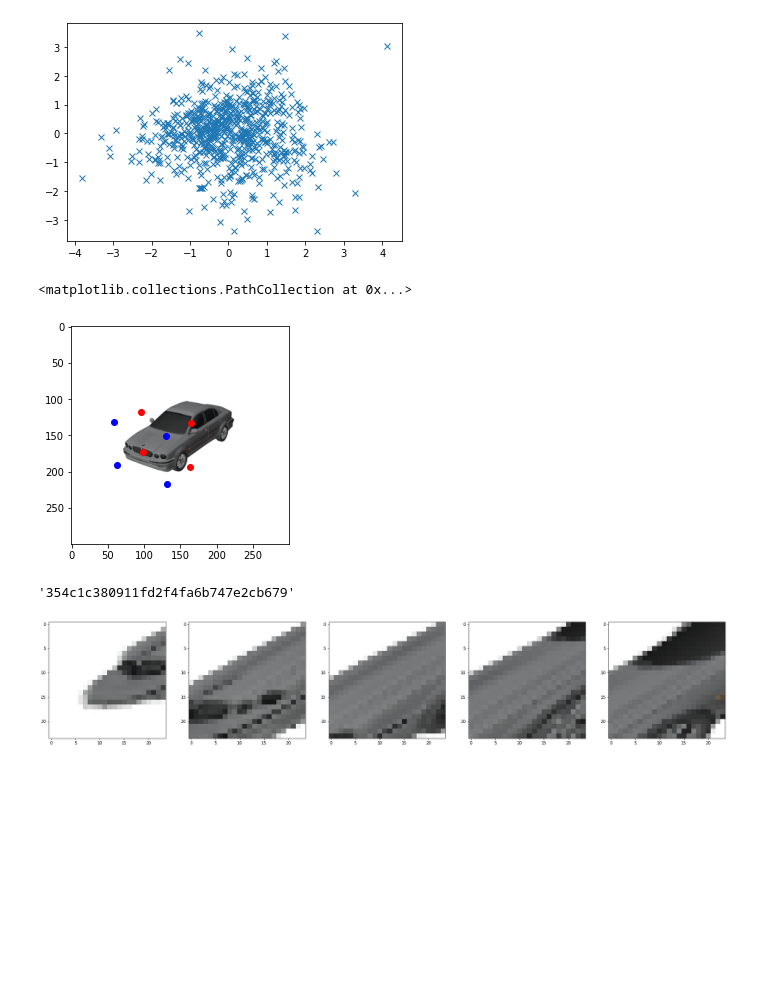
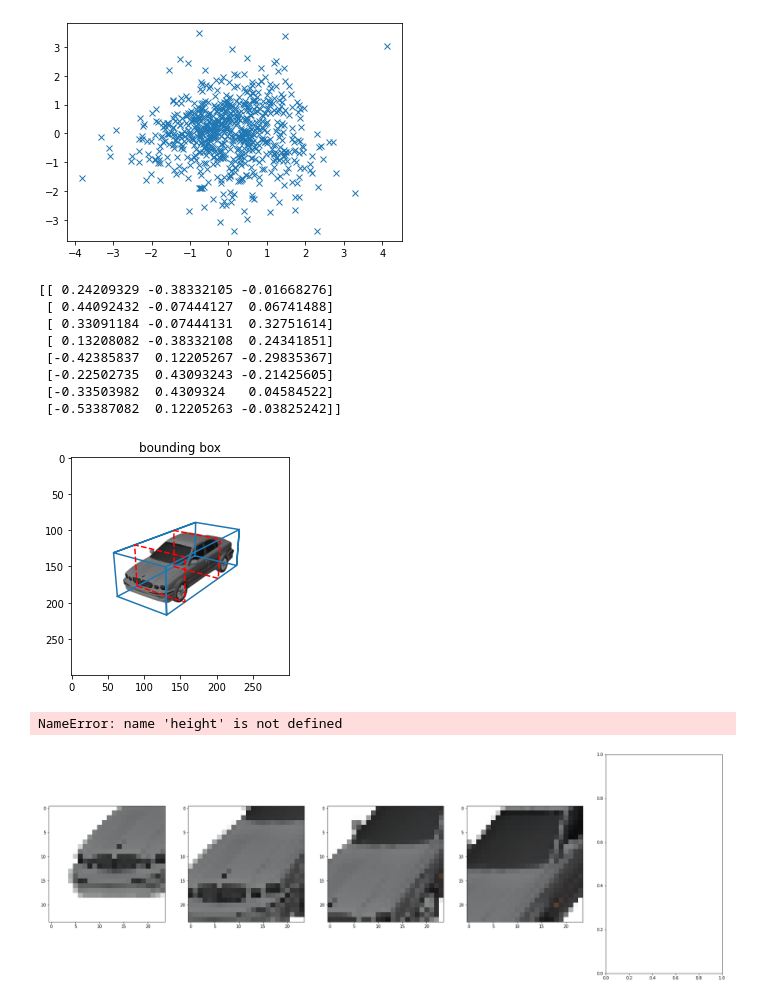
Before and after one commit to lcordey/codePDM, a Jupyter notebook: least_old_img2sdf_code/test.ipynb, the cells around one changed output. Drawn from its saved outputs; the diff is of its cells as text; code cells hidden in the pictures; blank space fills up the shorter version.

```diff
--- a/least_old_img2sdf_code/test.ipynb
+++ b/least_old_img2sdf_code/test.ipynb
@@ -485,43 +485,95 @@ loc_2d[:,1] = loc_2d[:,1] * 300
 loc_mid_2d[:,:,1] = 1- loc_mid_2d[:,:,1]
 loc_mid_2d[:,:,0] = loc_mid_2d[:,:,0] * 300
 loc_mid_2d[:,:,1] = loc_mid_2d[:,:,1] * 300
+
+
+print(loc_3d)
+# %% [output]
+[[ 0.24209329 -0.38332105 -0.01668276]
+ [ 0.44092432 -0.07444127  0.06741488]
+ [ 0.33091184 -0.07444131  0.32751614]
+ [ 0.13208082 -0.38332108  0.24341851]
+ [-0.42385837  0.12205267 -0.29835367]
+ [-0.22502735  0.43093243 -0.21425605]
+ [-0.33503982  0.4309324   0.04584522]
+ [-0.53387082  0.12205263 -0.03825242]]
 # %%
 plt.figure()
 plt.imshow(im)
 # plt.scatter(x = loc_2d[3,0], y = loc_2d[3,1], c = 'r')
 # plt.scatter(x = loc_2d[2,0], y = loc_2d[2,1], c = 'g')
 # plt.scatter(x = loc_2d[6,0], y = loc_2d[6,1], c = 'b')
 # plt.scatter(x = loc_2d[7,0], y = loc_2d[7,1], c = 'k')
 
 interp = 0
 # plt.scatter(x = loc_2d[4:,0], y = loc_2d[4:,1], c = 'g')
 # plt.scatter(x = loc_2d[:,0], y = loc_2d[:,1], c = 'b')
-plt.scatter(x = loc_mid_2d[0,:,0], y = loc_mid_2d[0,:,1], c = 'b')
+# plt.scatter(x = loc_mid_2d[0,:,0], y = loc_mid_2d[0,:,1], c = 'b')
+# plt.scatter(x = loc_mid_2d[-1,:,0], y = loc_mid_2d[-1,:,1], c = 'b')
 # plt.scatter(x = loc_mid_2d[-1,:,0], y = loc_mid_2d[-1,:,1], c = 'b')
 # plt.scatter(x = loc_mid_2d[interp + 1,:,0], y = loc_mid_2d[interp + 1,:,1], c = 'g')
-# plt.scatter(x = loc_mid_2d[interp + 2,:,0], y = loc_mid_2d[interp + 2,:,1], c = 'b')
+# plt.scatter(x = loc_mid_2d[interp + 2,:,0], y = loc_mid_2d[interp + 2,:,1], c = 'r')
 # plt.scatter(x = loc_mid_2d[interp + 3,:,0], y = loc_mid_2d[interp + 3,:,1], c = 'k')
-plt.scatter(x = loc_mid_2d[interp + 4,:,0], y = loc_mid_2d[interp + 4,:,1], c = 'r')
+# plt.scatter(x = loc_mid_2d[interp + 6,:,0], y = loc_mid_2d[interp + 6,:,1], c = 'r')
+
+
+# plt.plot(np.concatenate([loc_mid_2d[interp + 6,3,0], loc_mid_2d[interp + 6,:,0], loc_mid_2d[interp + 0,:,0]]), np.concatenate([loc_mid_2d[interp + 6,3,1], loc_mid_2d[interp + 6,:,1], loc_mid_2d[interp + 0,:,1]]), '-')
+
+
+# plt.scatter(x = loc_mid_2d[0,:,0], y = loc_mid_2d[0,:,1], c = 'b')
+# plt.scatter(x = loc_mid_2d[-1,:,0], y = loc_mid_2d[-1,:,1], c = 'b')
+
+array_line_0 = [loc_mid_2d[0,0,0],loc_mid_2d[0,1,0],loc_mid_2d[0,2,0],loc_mid_2d[0,3,0],loc_mid_2d[-1,3,0],loc_mid_2d[-1,0,0], \
+              loc_mid_2d[0,0,0],loc_mid_2d[0,3,0], loc_mid_2d[-1,3,0], loc_mid_2d[-1,2,0], loc_mid_2d[0,2,0], loc_mid_2d[0,1,0], \
+              loc_mid_2d[-1,1,0], loc_mid_2d[-1,2,0], loc_mid_2d[-1,1,0], loc_mid_2d[-1,0,0]]
+
+array_line_1 = [loc_mid_2d[0,0,1],loc_mid_2d[0,1,1],loc_mid_2d[0,2,1],loc_mid_2d[0,3,1],loc_mid_2d[-1,3,1],loc_mid_2d[-1,0,1], \
+              loc_mid_2d[0,0,1],loc_mid_2d[0,3,1], loc_mid_2d[-1,3,1], loc_mid_2d[-1,2,1], loc_mid_2d[0,2,1], loc_mid_2d[0,1,1], \
+              loc_mid_2d[-1,1,1], loc_mid_2d[-1,2,1], loc_mid_2d[-1,1,1], loc_mid_2d[-1,0,1]]
+
+plt.plot(array_line_0, array_line_1, '-')
+
+interp_0 = 3
+interp_1 = 10
+
+# plt.scatter(x = loc_mid_2d[interp_0,:,0], y = loc_mid_2d[interp_0,:,1], c = 'r')
+# plt.scatter(x = loc_mid_2d[interp_1,:,0], y = loc_mid_2d[interp_1,:,1], c = 'r')
+
+slice_line_0_0 = [loc_mid_2d[interp_0,0,0],loc_mid_2d[interp_0,1,0],loc_mid_2d[interp_0,2,0],loc_mid_2d[interp_0,3,0],loc_mid_2d[interp_0,0,0]]
+slice_line_0_1 = [loc_mid_2d[interp_0,0,1],loc_mid_2d[interp_0,1,1],loc_mid_2d[interp_0,2,1],loc_mid_2d[interp_0,3,1],loc_mid_2d[interp_0,0,1]]
+
+slice_line_1_0 = [loc_mid_2d[interp_1,0,0],loc_mid_2d[interp_1,1,0],loc_mid_2d[interp_1,2,0],loc_mid_2d[interp_1,3,0],loc_mid_2d[interp_1,0,0]]
+slice_line_1_1 = [loc_mid_2d[interp_1,0,1],loc_mid_2d[interp_1,1,1],loc_mid_2d[interp_1,2,1],loc_mid_2d[interp_1,3,1],loc_mid_2d[interp_1,0,1]]
+
+plt.plot(slice_line_0_0, slice_line_0_1, 'r--')
+plt.plot(slice_line_1_0, slice_line_1_1, 'r--')
+
+plt.title("bounding box")
+plt.savefig("/home/loic/Pictures/encoder_bbox/box_and_slices.pdf")
 # %% [output]
-<matplotlib.collections.PathCollection at 0x...>
-[figure, old version]
+[figure, new version]
-# %%
-scene_id
-# %% [output]
-'354c1c380911fd2f4fa6b747e2cb679'
+# %%
+interp = 0
+
+src = loc_mid_2d[interp,:,:2]
+dst = np.array([[0,height],[width,height],[width,0],[0,0]])
+h, mask = cv2.findHomography(src, dst)
+plt.imshow(cv2.warpPerspective(im, h, (width,height)))
+# %% [output]
+NameError: name 'height' is not defined
 # %%
 height, width = 24, 24
 
 fig, axs = plt.subplots(1,5, figsize=(30,10))
 
 interp = 0
-for i in range(5):
-    src = loc_mid_2d[i + interp,:,:2]
+for i in range(4):
+    src = loc_mid_2d[2 * i + interp,:,:2]
     dst = np.array([[0,height],[width,height],[width,0],[0,0]])
     h, mask = cv2.findHomography(src, dst)
     axs[i].imshow(cv2.warpPerspective(im, h, (width,height)))
 # %% [output]
-[figure, old version]
+[figure, new version]
 # %%
 height, width, depth = 64, 64, 128
 
```
Also changed, not shown: parts of 2 cells of this notebook, 15 other files.
